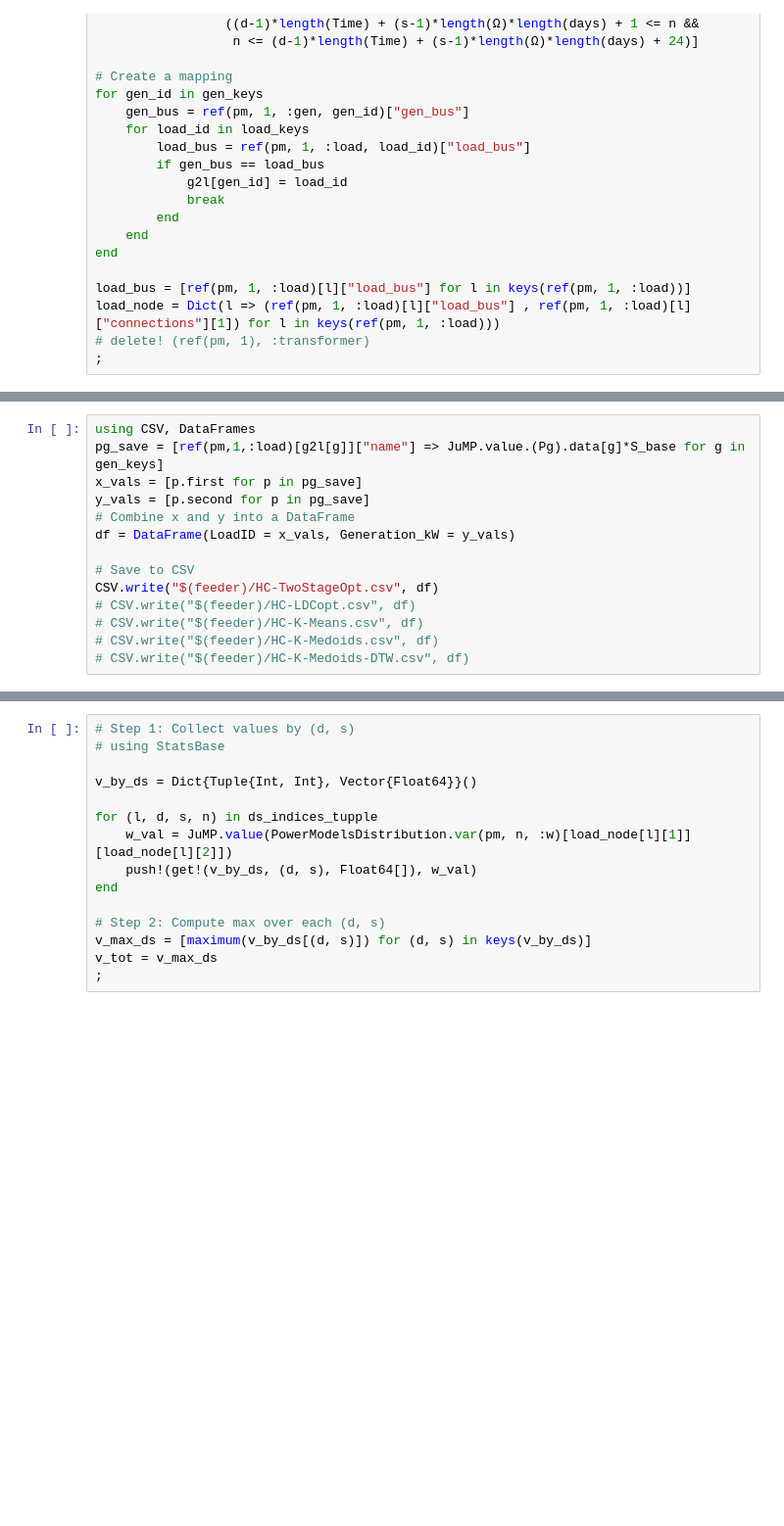
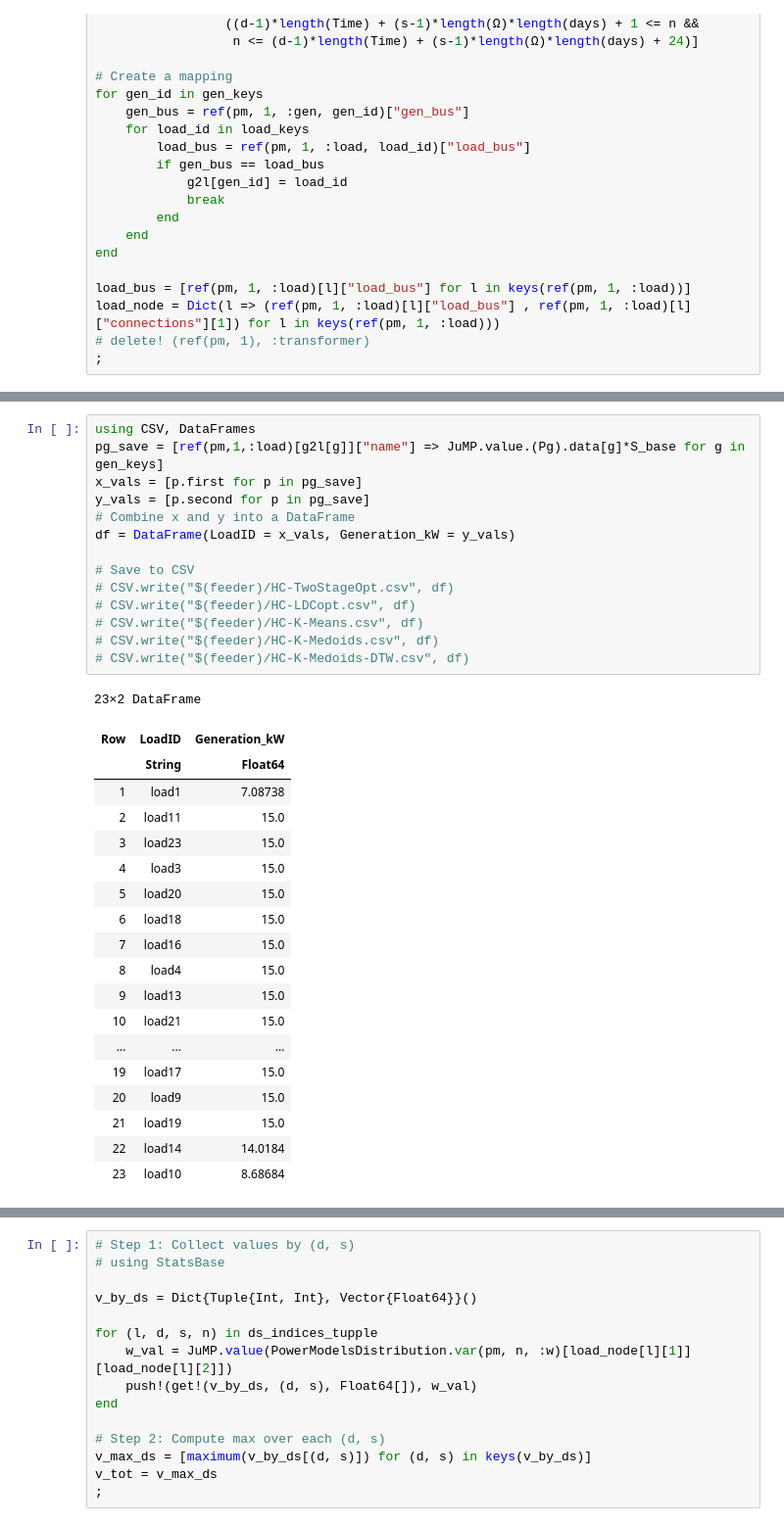
Before and after one commit to A1iJalilian/Risk-based-Fast-Hosting-Capacity-Analysis, a Jupyter notebook: main.ipynb, the cells around one changed output, grey strips where cells are left out. Shown: that part at 98% size. Cells and saved outputs as stored; diff of their text form; blank space fills up the shorter version.

```diff
--- a/main.ipynb
+++ b/main.ipynb
@@ -204,17 +233,37 @@ bar(x_vals, y_vals,
 # %%
 using CSV, DataFrames
 pg_save = [ref(pm,1,:load)[g2l[g]]["name"] => JuMP.value.(Pg).data[g]*S_base for g in gen_keys]
 x_vals = [p.first for p in pg_save]
 y_vals = [p.second for p in pg_save]
 # Combine x and y into a DataFrame
 df = DataFrame(LoadID = x_vals, Generation_kW = y_vals)
 
 # Save to CSV
-CSV.write("$(feeder)/HC-TwoStageOpt.csv", df)
+# CSV.write("$(feeder)/HC-TwoStageOpt.csv", df)
 # CSV.write("$(feeder)/HC-LDCopt.csv", df)
 # CSV.write("$(feeder)/HC-K-Means.csv", df)
 # CSV.write("$(feeder)/HC-K-Medoids.csv", df)
 # CSV.write("$(feeder)/HC-K-Medoids-DTW.csv", df)
+# %% [output]
+23×2 DataFrame
+| Row | LoadID | Generation_kW |
+|  | String | Float64 |
+| 1 | load1 | 7.08738 |
+| 2 | load11 | 15.0 |
+| 3 | load23 | 15.0 |
+| 4 | load3 | 15.0 |
+| 5 | load20 | 15.0 |
+| 6 | load18 | 15.0 |
+| 7 | load16 | 15.0 |
+| 8 | load4 | 15.0 |
+| 9 | load13 | 15.0 |
+| 10 | load21 | 15.0 |
+| ... | ... | ... |
+| 19 | load17 | 15.0 |
+| 20 | load9 | 15.0 |
+| 21 | load19 | 15.0 |
+| 22 | load14 | 14.0184 |
+| 23 | load10 | 8.68684 |
 # %%
 using Statistics
 mean(JuMP.value.(Pg).data.*S_base)
```
Also changed, not shown: parts of 11 cells of this notebook.
